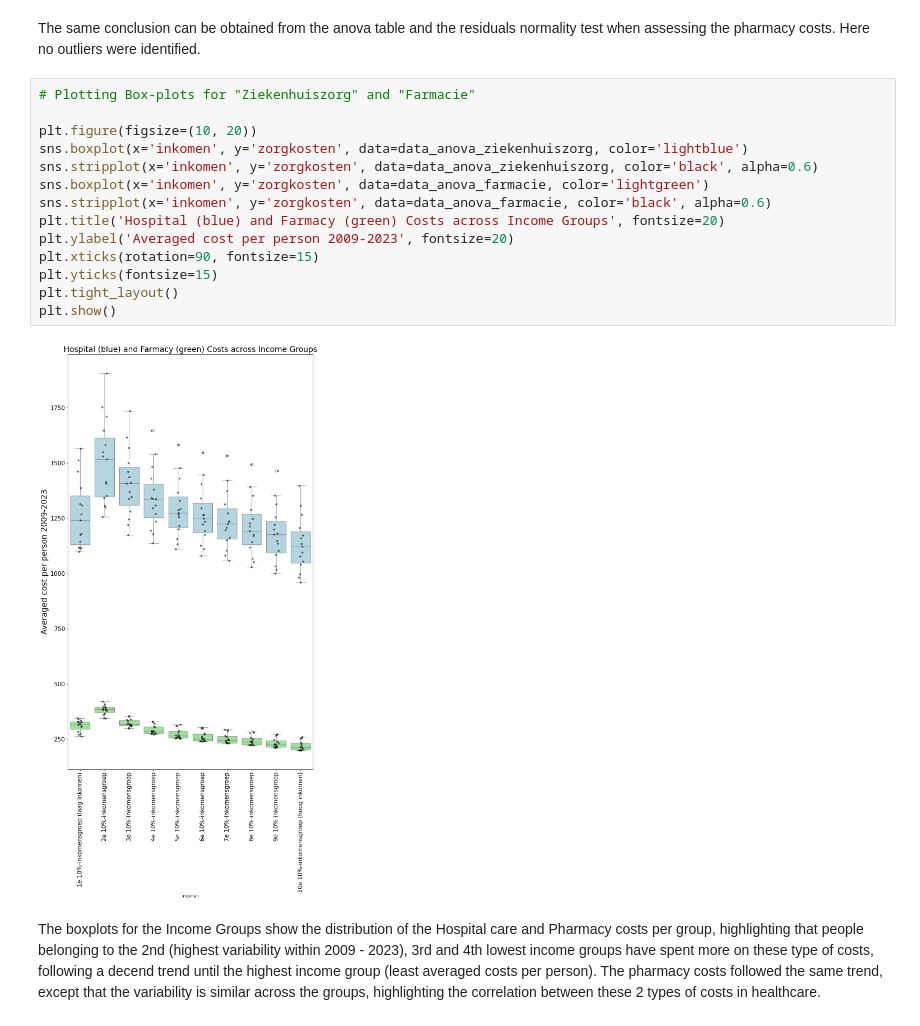
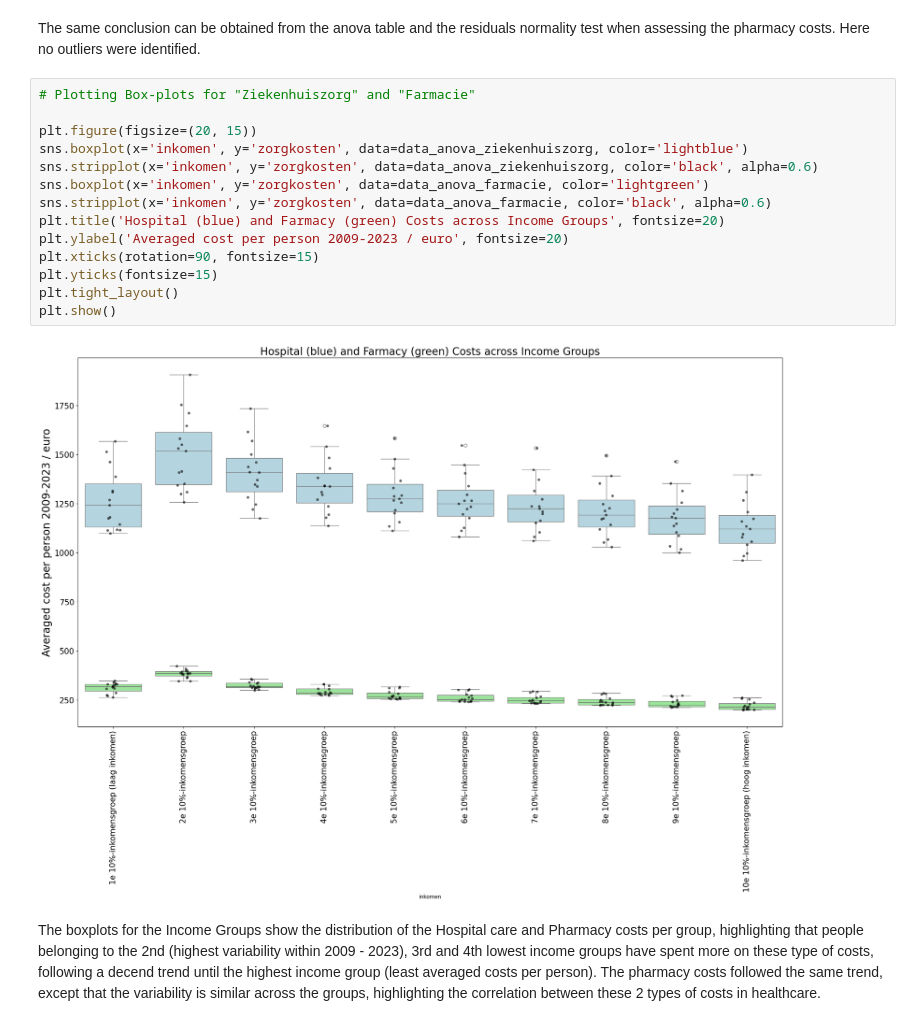
Before and after one commit to guilhermeal86/basisverzekering-stats, a Jupyter notebook: data_analysis.ipynb, the cells around one changed output. Drawn from its saved outputs; the diff is of its cells as text.

```diff
--- a/data_analysis.ipynb
+++ b/data_analysis.ipynb
@@ -118,19 +118,19 @@ The same conclusion can be obtained from the anova table and the residuals norma
 # %%
 # Plotting Box-plots for "Ziekenhuiszorg" and "Farmacie"
 
-plt.figure(figsize=(10, 20))
+plt.figure(figsize=(20, 15))
 sns.boxplot(x='inkomen', y='zorgkosten', data=data_anova_ziekenhuiszorg, color='lightblue')
 sns.stripplot(x='inkomen', y='zorgkosten', data=data_anova_ziekenhuiszorg, color='black', alpha=0.6)
 sns.boxplot(x='inkomen', y='zorgkosten', data=data_anova_farmacie, color='lightgreen')
 sns.stripplot(x='inkomen', y='zorgkosten', data=data_anova_farmacie, color='black', alpha=0.6)
 plt.title('Hospital (blue) and Farmacy (green) Costs across Income Groups', fontsize=20)
-plt.ylabel('Averaged cost per person 2009-2023', fontsize=20)
+plt.ylabel('Averaged cost per person 2009-2023 / euro', fontsize=20)
 plt.xticks(rotation=90, fontsize=15)
 plt.yticks(fontsize=15)
 plt.tight_layout()
 plt.show()
 # %% [output]
-[figure, old version]
+[figure, new version]
 # %% [markdown]
 The boxplots for the Income Groups show the distribution of the Hospital care and Pharmacy costs per group, highlighting that people belonging to the 2nd (highest variability within 2009 - 2023), 3rd and 4th lowest income groups have spent more on these type of costs, following a decend trend until the highest income group (least averaged costs per person).
 The pharmacy costs followed the same trend, except that the variability is similar across the groups, highlighting the correlation between these 2 types of costs in healthcare.
```
Also changed, not shown: parts of 2 cells of this notebook.
